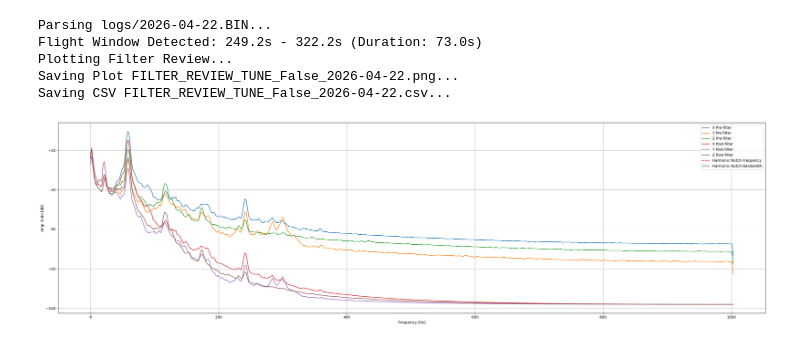
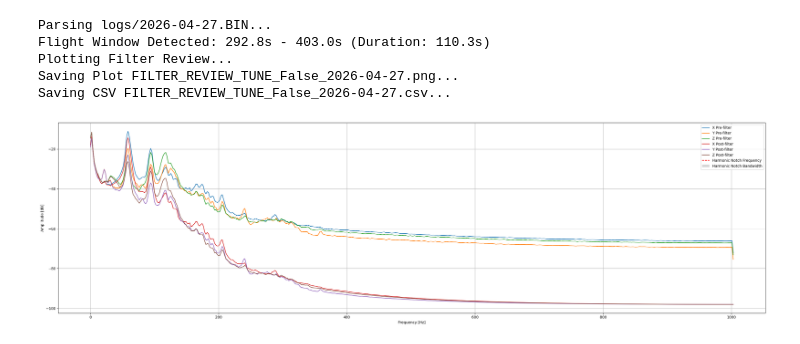
Before and after one commit to SukhbirMahal1/ArduPilotLogReviewer, a Jupyter notebook: examples/example_filter_review.ipynb, the cells around one changed output. Drawn from its saved outputs; the diff is of its cells as text; code cells hidden in the pictures.

```diff
--- a/examples/example_filter_review.ipynb
+++ b/examples/example_filter_review.ipynb
@@ -1,21 +1,21 @@
 # %%
 from ardupilot_log_reviewer import ArduPilotLogReviewer
 
-filedate = "2026-04-22"
+filedate = "2026-04-27"
 filepath = f"logs/{filedate}.BIN"
 MOTOR_RCOU_CH = [10, 11, 12]
 
 reviewer = ArduPilotLogReviewer(
     filedate=filedate,
     filepath=filepath,
     MOTOR_RCOU_CH=MOTOR_RCOU_CH,
 )
 
 reviewer.plot_filter_review()
 # %% [output]
-Parsing logs/2026-04-22.BIN...
-Flight Window Detected: 249.2s - 322.2s (Duration: 73.0s)
+Parsing logs/2026-04-27.BIN...
+Flight Window Detected: 292.8s - 403.0s (Duration: 110.3s)
 Plotting Filter Review...
-Saving Plot FILTER_REVIEW_TUNE_False_2026-04-22.png...
-Saving CSV FILTER_REVIEW_TUNE_False_2026-04-22.csv...
+Saving Plot FILTER_REVIEW_TUNE_False_2026-04-27.png...
+Saving CSV FILTER_REVIEW_TUNE_False_2026-04-27.csv...
-[figure, old version]
+[figure, new version]
```
Also changed, not shown: 4 other files.
